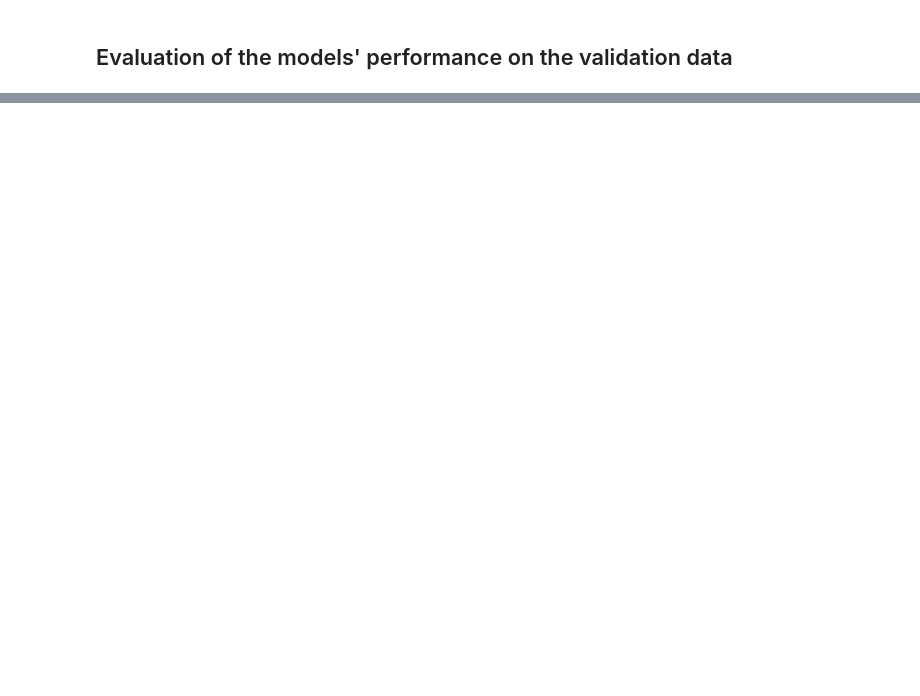
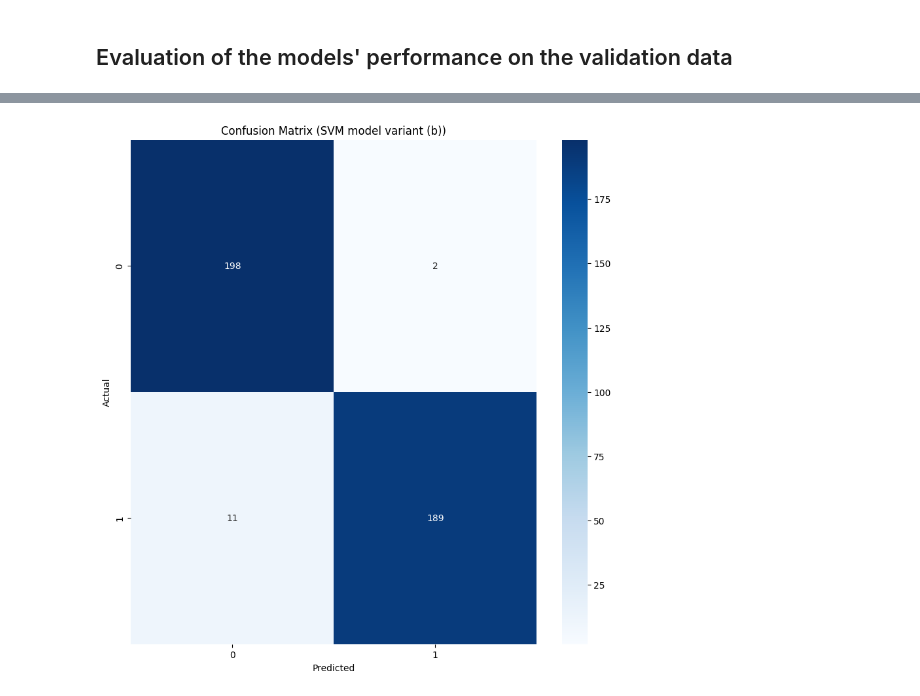
Before and after one commit to GravitonXD/Cervix-Spine-Fracture-Classifier, a Jupyter notebook: svm_eval_notebooks/CFSC_model_eval.ipynb, the cells around one changed output, grey strips where cells are left out. Cells and saved outputs as stored; diff of their text form; code cells hidden in the pictures; blank space fills up the shorter version.

```diff
--- a/svm_eval_notebooks/CFSC_model_eval.ipynb
+++ b/svm_eval_notebooks/CFSC_model_eval.ipynb
@@ -27,0 +58,4 @@ svm_model_a
+# %%
+# Load SVM model variant (b)
+svm_model_b = joblib.load("../exported_models/svm_model_(b).pkl")
+svm_model_b
@@ -33,0 +96,4 @@ y_predicted
+# %%
+# Predict the test data (using the SVM model variant (b))
+y_predicted_b = svm_model_b.predict(df_test['image_data'].tolist())
+y_predicted_b
@@ -44,0 +176,11 @@ plt.show()
+# %%
+# Create a confusion matrix (for model variant (b))
+cm_b = confusion_matrix(y_actual, y_predicted_b)
+plt.figure(figsize=(10, 10))
+plt.title("Confusion Matrix (SVM model variant (b))")
+sns.heatmap(cm_b, annot=True, fmt='d', cmap='Blues')
+plt.xlabel('Predicted')
+plt.ylabel('Actual')
+plt.show()
+# %% [output]
+[figure, added]
```
Also changed, not shown: parts of 17 cells of this notebook, 3 other files.
